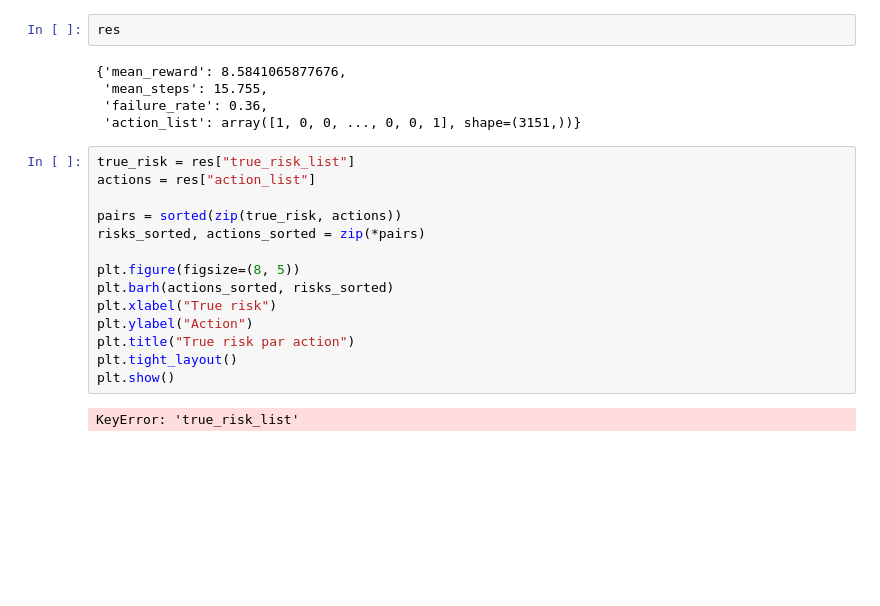
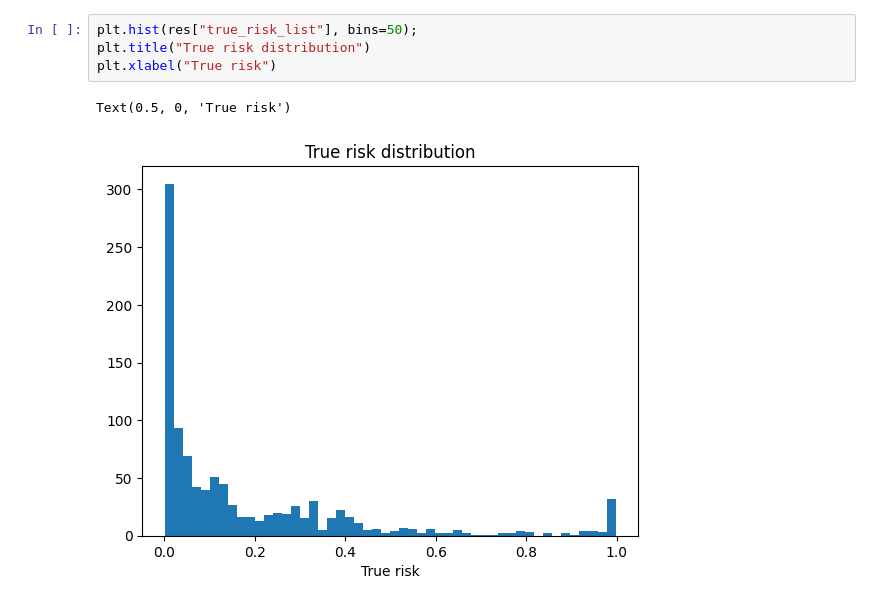
Before and after one commit to nelsonrdb/industrial_agent, a Jupyter notebook: notebook.ipynb, the cells around one changed output. Saved outputs shown, nothing was run; the diff lists cells and outputs as text; blank space fills up the shorter version.

```diff
--- a/notebook.ipynb
+++ b/notebook.ipynb
@@ -37,23 +24,7 @@ Text(0, 0.5, 'Reward')
-# %%
-res
-# %% [output]
-{'mean_reward': 8.5841065877676,
- 'mean_steps': 15.755,
- 'failure_rate': 0.36,
- 'action_list': array([1, 0, 0, ..., 0, 0, 1], shape=(3151,))}
-# %%
-true_risk = res["true_risk_list"]
-actions = res["action_list"]
-
-pairs = sorted(zip(true_risk, actions))
-risks_sorted, actions_sorted = zip(*pairs)
-
-plt.figure(figsize=(8, 5))
-plt.barh(actions_sorted, risks_sorted)
-plt.xlabel("True risk")
-plt.ylabel("Action")
-plt.title("True risk par action")
-plt.tight_layout()
-plt.show()
-# %% [output]
-KeyError: 'true_risk_list'
+# %%
+plt.hist(res["true_risk_list"], bins=50);
+plt.title("True risk distribution")
+plt.xlabel("True risk")
+# %% [output]
+Text(0.5, 0, 'True risk')
+[figure, added]
```
Also changed, not shown: parts of 7 cells of this notebook.
